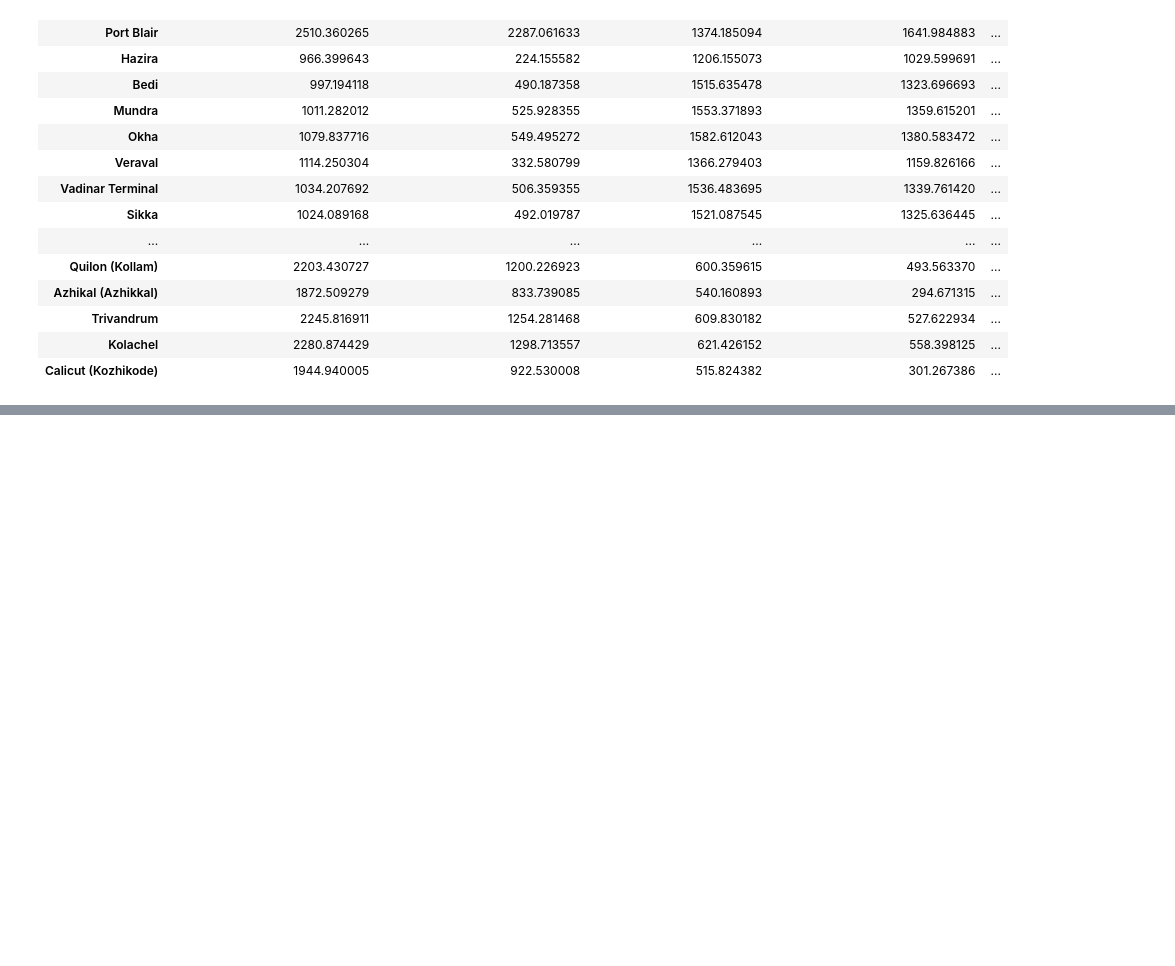
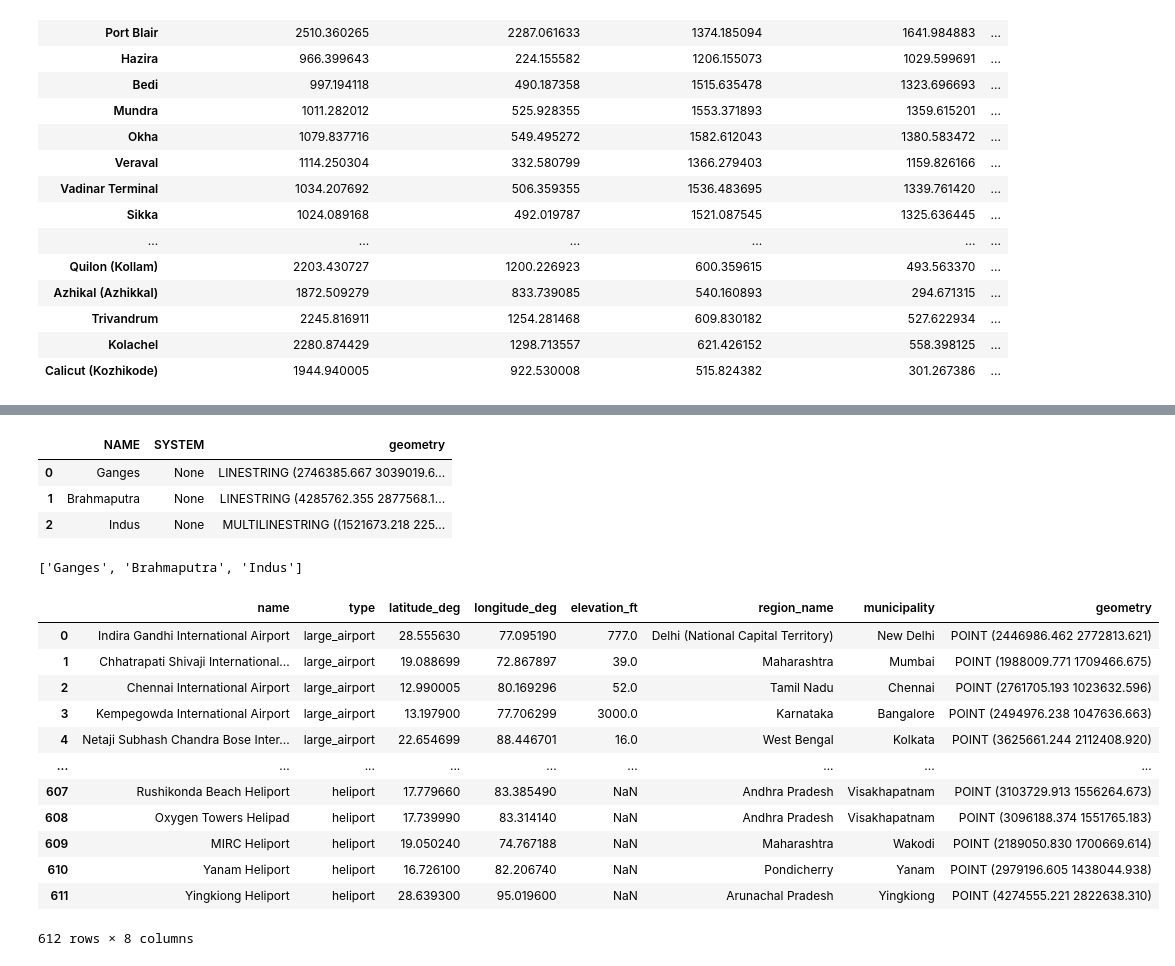
Before and after one commit to gokussj100/miningGDF, a Jupyter notebook: miningGDF/Exámen final.ipynb, the cells around one changed output, grey strips where cells are left out. Saved outputs shown, nothing was run; the diff lists cells and outputs as text; code cells hidden in the pictures; blank space fills up the shorter version.

```diff
--- a/miningGDF/Exámen final.ipynb
+++ b/miningGDF/Exámen final.ipynb
@@ -134,0 +353,29 @@ seaports_ind_24383.set_index('portName').geometry.apply\
+# %%
+rivers
+# %% [output]
+|  | NAME | SYSTEM | geometry |
+| 0 | Ganges | None | LINESTRING (2746385.667 3039019.6... |
+| 1 | Brahmaputra | None | LINESTRING (4285762.355 2877568.1... |
+| 2 | Indus | None | MULTILINESTRING ((1521673.218 225... |
+# %%
+#renombramos
+rivers.rename(columns={'NAME':'Rivers_name'},inplace=True)
+rivers['Rivers_name'].values.tolist()
+# %% [output]
+['Ganges', 'Brahmaputra', 'Indus']
+# %%
+airports
+# %% [output]
+|  | name | type | latitude_deg | longitude_deg | elevation_ft | region_name | municipality | geometry |
+| 0 | Indira Gandhi International Airport | large_airport | 28.555630 | 77.095190 | 777.0 | Delhi (National Capital Territory) | New Delhi | POINT (2446986.462 2772813.621) |
+| 1 | Chhatrapati Shivaji International... | large_airport | 19.088699 | 72.867897 | 39.0 | Maharashtra | Mumbai | POINT (1988009.771 1709466.675) |
+| 2 | Chennai International Airport | large_airport | 12.990005 | 80.169296 | 52.0 | Tamil Nadu | Chennai | POINT (2761705.193 1023632.596) |
+| 3 | Kempegowda International Airport | large_airport | 13.197900 | 77.706299 | 3000.0 | Karnataka | Bangalore | POINT (2494976.238 1047636.663) |
+| 4 | Netaji Subhash Chandra Bose Inter... | large_airport | 22.654699 | 88.446701 | 16.0 | West Bengal | Kolkata | POINT (3625661.244 2112408.920) |
+| ... | ... | ... | ... | ... | ... | ... | ... | ... |
+| 607 | Rushikonda Beach Heliport | heliport | 17.779660 | 83.385490 | NaN | Andhra Pradesh | Visakhapatnam | POINT (3103729.913 1556264.673) |
+| 608 | Oxygen Towers Helipad | heliport | 17.739990 | 83.314140 | NaN | Andhra Pradesh | Visakhapatnam | POINT (3096188.374 1551765.183) |
+| 609 | MIRC Heliport | heliport | 19.050240 | 74.767188 | NaN | Maharashtra | Wakodi | POINT (2189050.830 1700669.614) |
+| 610 | Yanam Heliport | heliport | 16.726100 | 82.206740 | NaN | Pondicherry | Yanam | POINT (2979196.605 1438044.938) |
+| 611 | Yingkiong Heliport | heliport | 28.639300 | 95.019600 | NaN | Arunachal Pradesh | Yingkiong | POINT (4274555.221 2822638.310) |
+612 rows × 8 columns
```
Also changed, not shown: parts of 26 cells of this notebook.
